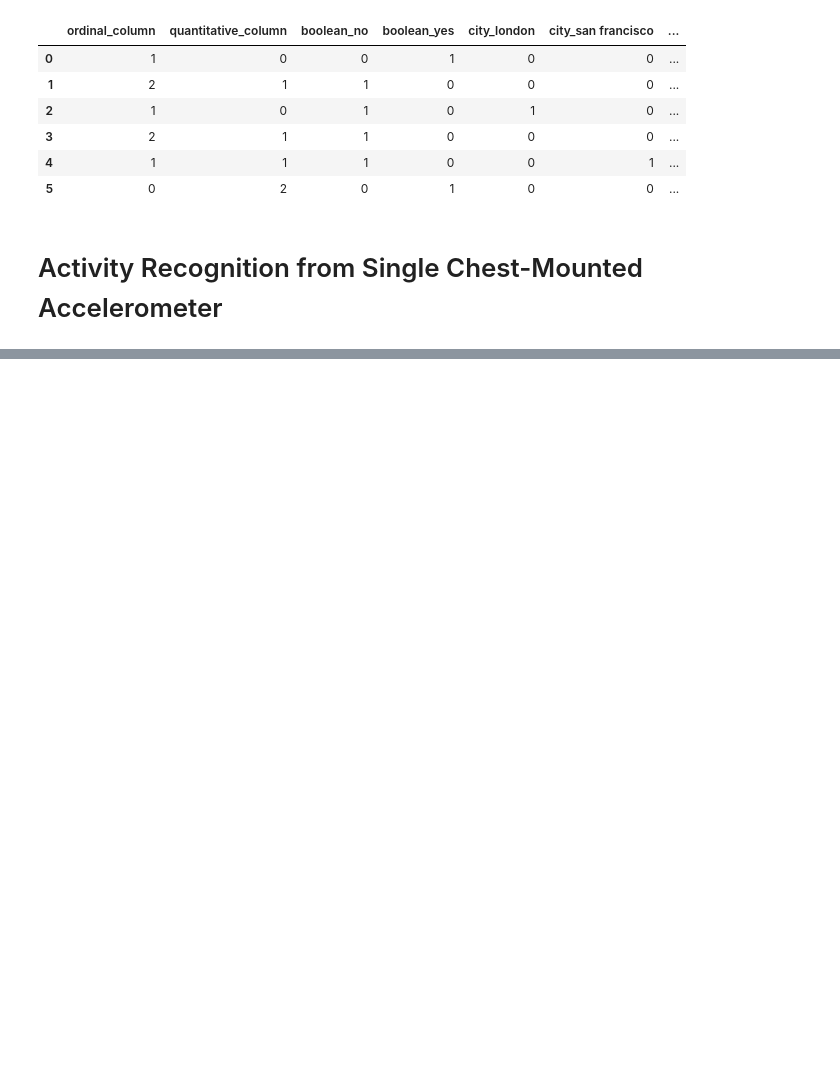
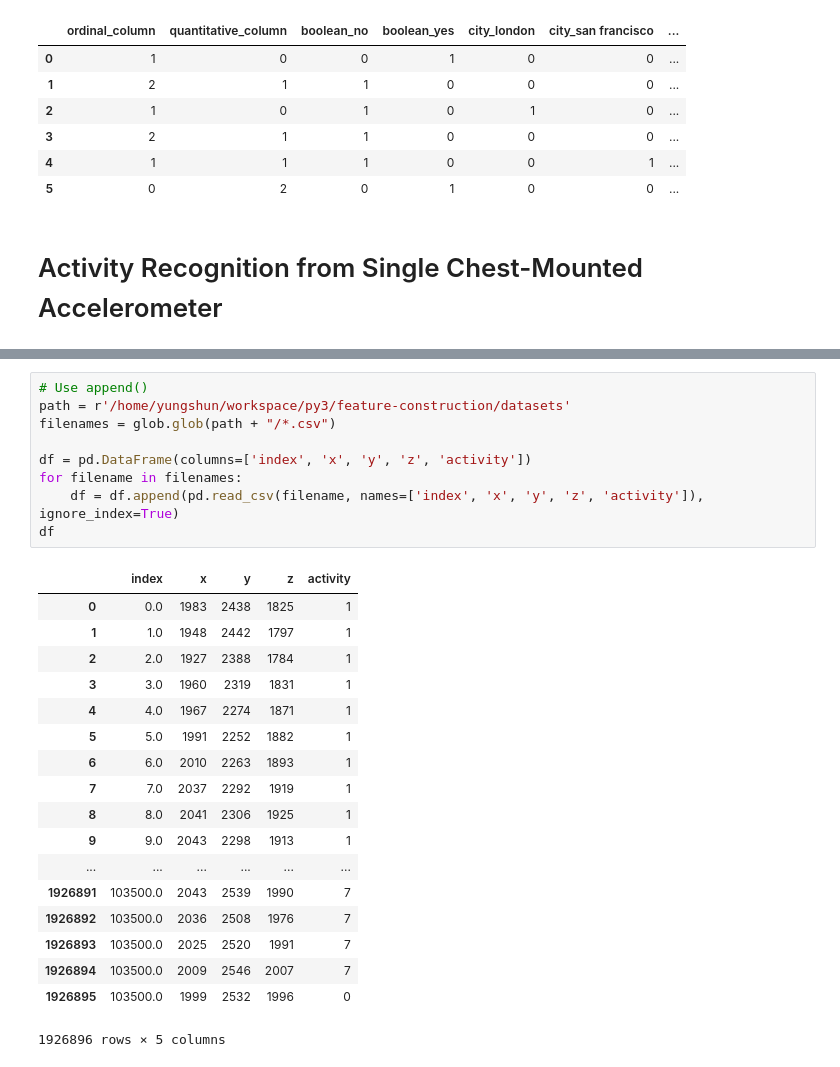
Before and after one commit to yungshun317/feature-construction, a Jupyter notebook: activity_recognition_from_single_chest_mounted_accelerometer.ipynb, the cells around one changed output, grey strips where cells are left out. Saved outputs shown, nothing was run; the diff lists cells and outputs as text; blank space fills up the shorter version.

Commit message:
Load multiple CSV files into pandas and concatenate into one DataFrame using append()

```diff
--- a/activity_recognition_from_single_chest_mounted_accelerometer.ipynb
+++ b/activity_recognition_from_single_chest_mounted_accelerometer.ipynb
@@ -337,0 +346,28 @@ pipe.transform(X)
+# %%
+# Use append()
+path = r'/home/yungshun/workspace/py3/feature-construction/datasets'
+filenames = glob.glob(path + "/*.csv")
+
+df = pd.DataFrame(columns=['index', 'x', 'y', 'z', 'activity'])
+for filename in filenames:
+    df = df.append(pd.read_csv(filename, names=['index', 'x', 'y', 'z', 'activity']), ignore_index=True)
+df
+# %% [output]
+|  | index | x | y | z | activity |
+| 0 | 0.0 | 1983 | 2438 | 1825 | 1 |
+| 1 | 1.0 | 1948 | 2442 | 1797 | 1 |
+| 2 | 2.0 | 1927 | 2388 | 1784 | 1 |
+| 3 | 3.0 | 1960 | 2319 | 1831 | 1 |
+| 4 | 4.0 | 1967 | 2274 | 1871 | 1 |
+| 5 | 5.0 | 1991 | 2252 | 1882 | 1 |
+| 6 | 6.0 | 2010 | 2263 | 1893 | 1 |
+| 7 | 7.0 | 2037 | 2292 | 1919 | 1 |
+| 8 | 8.0 | 2041 | 2306 | 1925 | 1 |
+| 9 | 9.0 | 2043 | 2298 | 1913 | 1 |
+| ... | ... | ... | ... | ... | ... |
+| 1926891 | 103500.0 | 2043 | 2539 | 1990 | 7 |
+| 1926892 | 103500.0 | 2036 | 2508 | 1976 | 7 |
+| 1926893 | 103500.0 | 2025 | 2520 | 1991 | 7 |
+| 1926894 | 103500.0 | 2009 | 2546 | 2007 | 7 |
+| 1926895 | 103500.0 | 1999 | 2532 | 1996 | 0 |
+1926896 rows × 5 columns
```
Also changed, not shown: parts of 3 cells of this notebook.
